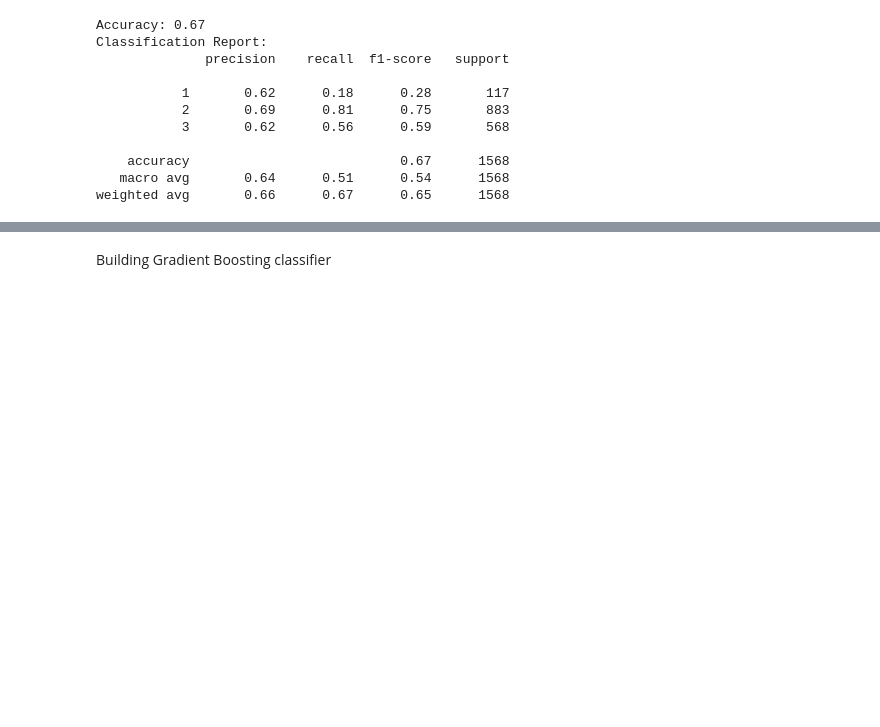
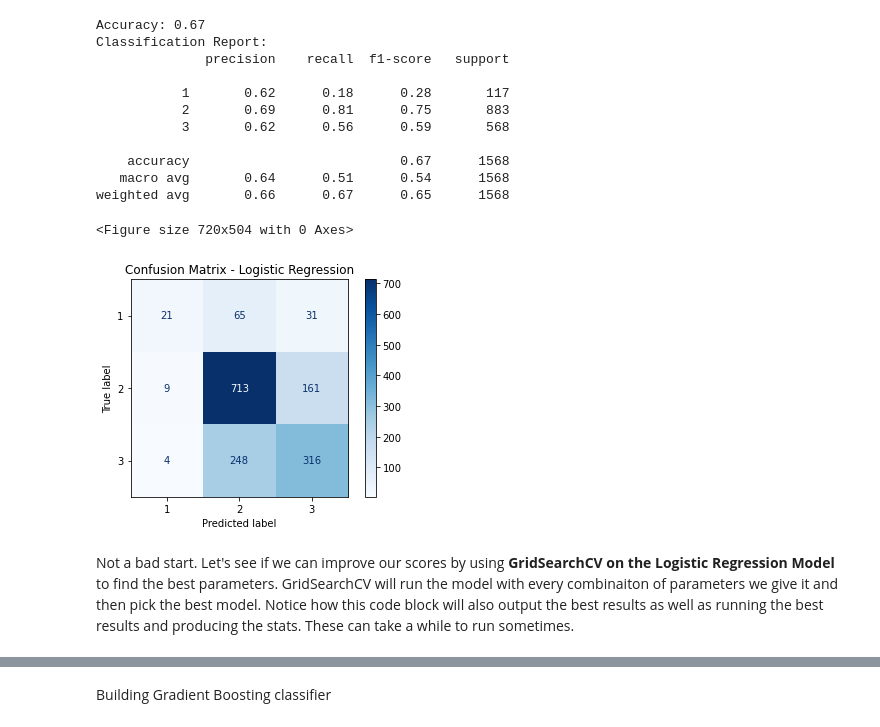
Before and after one commit to byrdwcrawford/NLP-Sentiment-Classification, a Jupyter notebook: NLP Notebook-ColumnTransformer.ipynb, the cells around one changed output, grey strips where cells are left out. Cells and saved outputs as stored; diff of their text form; code cells hidden in the pictures; blank space fills up the shorter version.

```diff
--- a/NLP Notebook-ColumnTransformer.ipynb
+++ b/NLP Notebook-ColumnTransformer.ipynb
@@ -799,6 +854,17 @@ Classification Report:
     accuracy                           0.67      1568
    macro avg       0.64      0.51      0.54      1568
 weighted avg       0.66      0.67      0.65      1568
+# %%
+# Visualization: Confusion Matrix
+plt.figure(figsize=(10, 7))
+ConfusionMatrixDisplay.from_estimator(logistic_pipeline, X_test, y_test, cmap='Blues')
+plt.title('Confusion Matrix - Logistic Regression')
+plt.show()
+# %% [output]
+<Figure size 720x504 with 0 Axes>
+[figure, added]
+# %% [markdown]
+Not a bad start.  Let's see if we can improve our scores by using **GridSearchCV on the Logistic Regression Model** to find the best parameters.  GridSearchCV will run the model with every combinaiton of parameters we give it and then pick the best model.    Notice how this code block will also output the best results as well as running the best results and producing the stats.  These can take a while to run sometimes.
 # %%
 # Define the parameter grid for GridSearchCV
 param_grid = {
```
Also changed, not shown: parts of 70 cells of this notebook, 9 other files.
